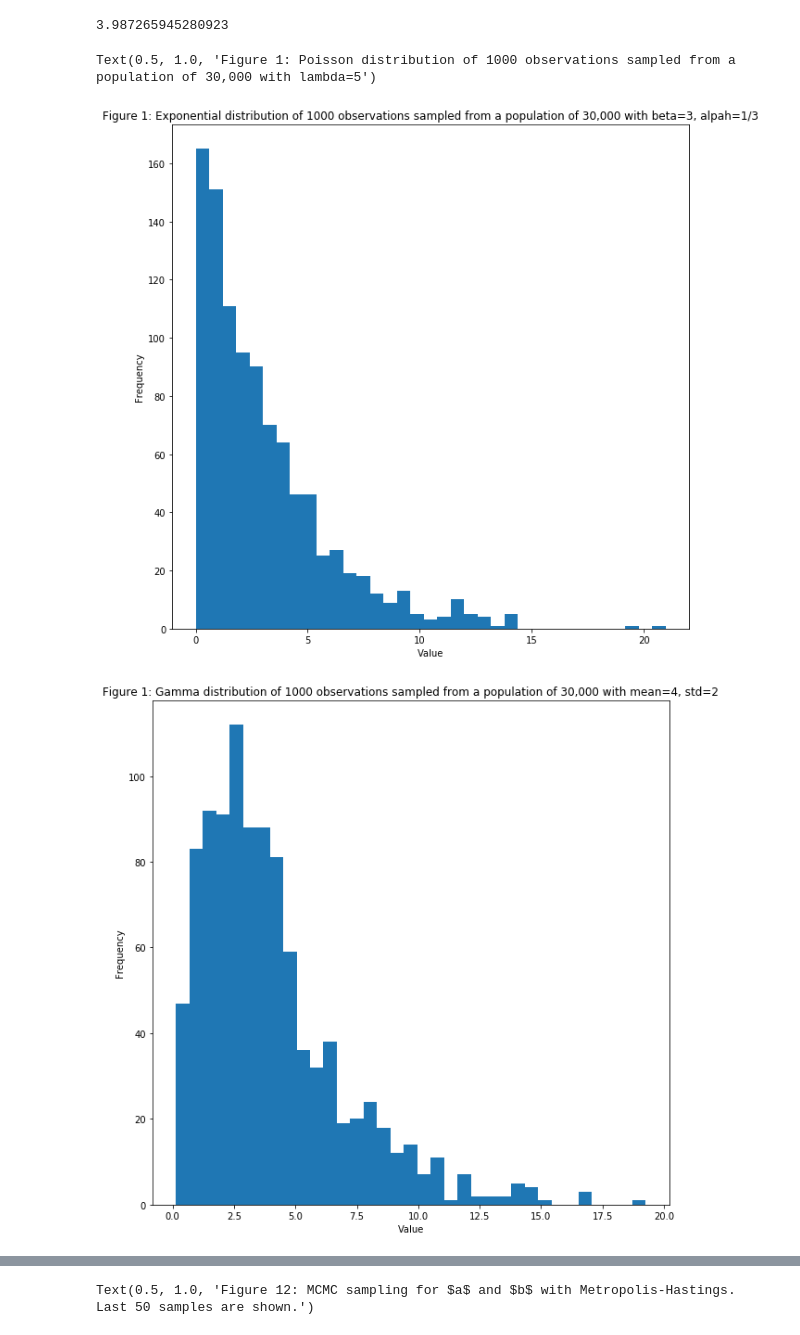
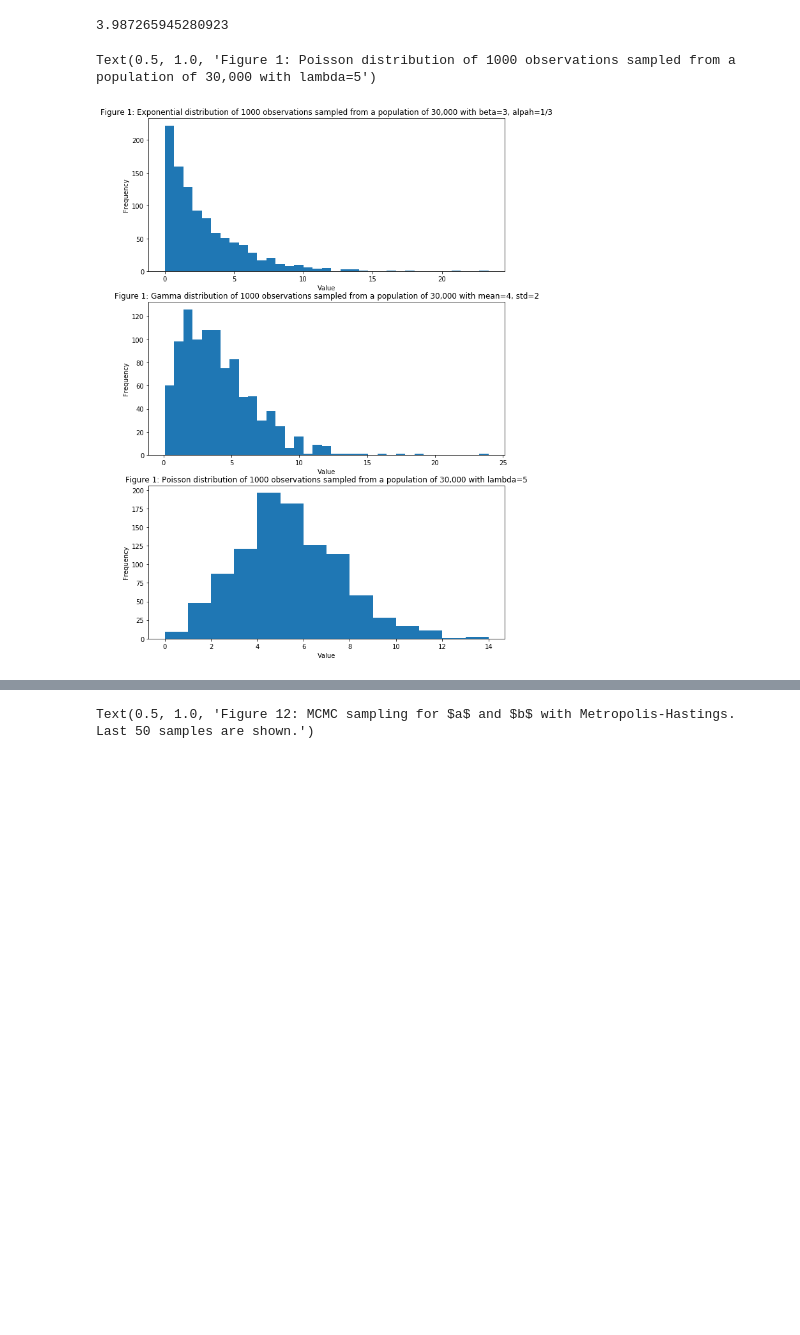
Before and after one commit to jaworra/MCMC-Python, a Jupyter notebook: MCMC_Scratch.ipynb, the cells around one changed output, grey strips where cells are left out. Saved outputs shown, nothing was run; the diff lists cells and outputs as text; code cells hidden in the pictures; blank space fills up the shorter version.

```diff
--- a/MCMC_Scratch.ipynb
+++ b/MCMC_Scratch.ipynb
@@ -706,48 +716,44 @@ sample_size = 1000
 
 
 #exponential distribution
 beta = 3  #beta = 1/lambda, must be not be negative
 mod_exp=lambda t:np.random.exponential(beta,t)
 population = mod_exp(population_size)
 observation_exp = population[np.random.randint(0, population_size, sample_size)]
 
 #gamma distribution
 shape, scale = 2., 2.  # mean=4, std=2*sqrt(2)
 mod_gamma=lambda t:np.random.gamma(shape, scale,t)
 population = mod_gamma(population_size)
 observation_gam = population[np.random.randint(0, population_size, sample_size)]
 
 #poisson distributioni
 lam = 5 #expectation interval lambda, must no be negative
 mod_poisson=lambda t:np.random.poisson(lam, t)
 population = mod_poisson(population_size)
 observation_poi = population[np.random.randint(0, population_size, sample_size)]
 
 
 #ploting
-fig = plt.figure(figsize=(10,10))
-ax = fig.add_subplot(1,1,1)
+fig = plt.figure(figsize=(10,15))
+ax = fig.add_subplot(3,1,1)
+
 ax.hist( observation_exp,bins=35 ,)
 ax.set_xlabel("Value")
 ax.set_ylabel("Frequency")
 ax.set_title("Figure 1: Exponential distribution of 1000 observations sampled from a population of 30,000 with beta=3, alpah=1/3")
 
+ax2 = fig.add_subplot(3,1,2)
+ax2.hist( observation_gam,bins=35 ,)
+ax2.set_xlabel("Value")
+ax2.set_ylabel("Frequency")
+ax2.set_title("Figure 1: Gamma distribution of 1000 observations sampled from a population of 30,000 with mean=4, std=2")
 
-fig = plt.figure(figsize=(10,10))
-ax = fig.add_subplot(1,1,1)
-ax.hist( observation_gam,bins=35 ,)
-ax.set_xlabel("Value")
-ax.set_ylabel("Frequency")
-ax.set_title("Figure 1: Gamma distribution of 1000 observations sampled from a population of 30,000 with mean=4, std=2")
-
-
-fig = plt.figure(figsize=(10,10))
-ax = fig.add_subplot(1,1,1)
-ax.hist(observation_poi,bins=14)
-ax.set_xlabel("Value")
-ax.set_ylabel("Frequency")
-ax.set_title("Figure 1: Poisson distribution of 1000 observations sampled from a population of 30,000 with lambda=5")
+ax3 = fig.add_subplot(3,1,3)
+ax3.hist(observation_poi,bins=14)
+ax3.set_xlabel("Value")
+ax3.set_ylabel("Frequency")
+ax3.set_title("Figure 1: Poisson distribution of 1000 observations sampled from a population of 30,000 with lambda=5")
 # %% [output]
 Text(0.5, 1.0, 'Figure 1: Poisson distribution of 1000 observations sampled from a population of 30,000 with lambda=5')
-[figure, old version]
+[figure, new version]
-[figure, removed]
```
Also changed, not shown: parts of 9 cells of this notebook, 3 other files.
